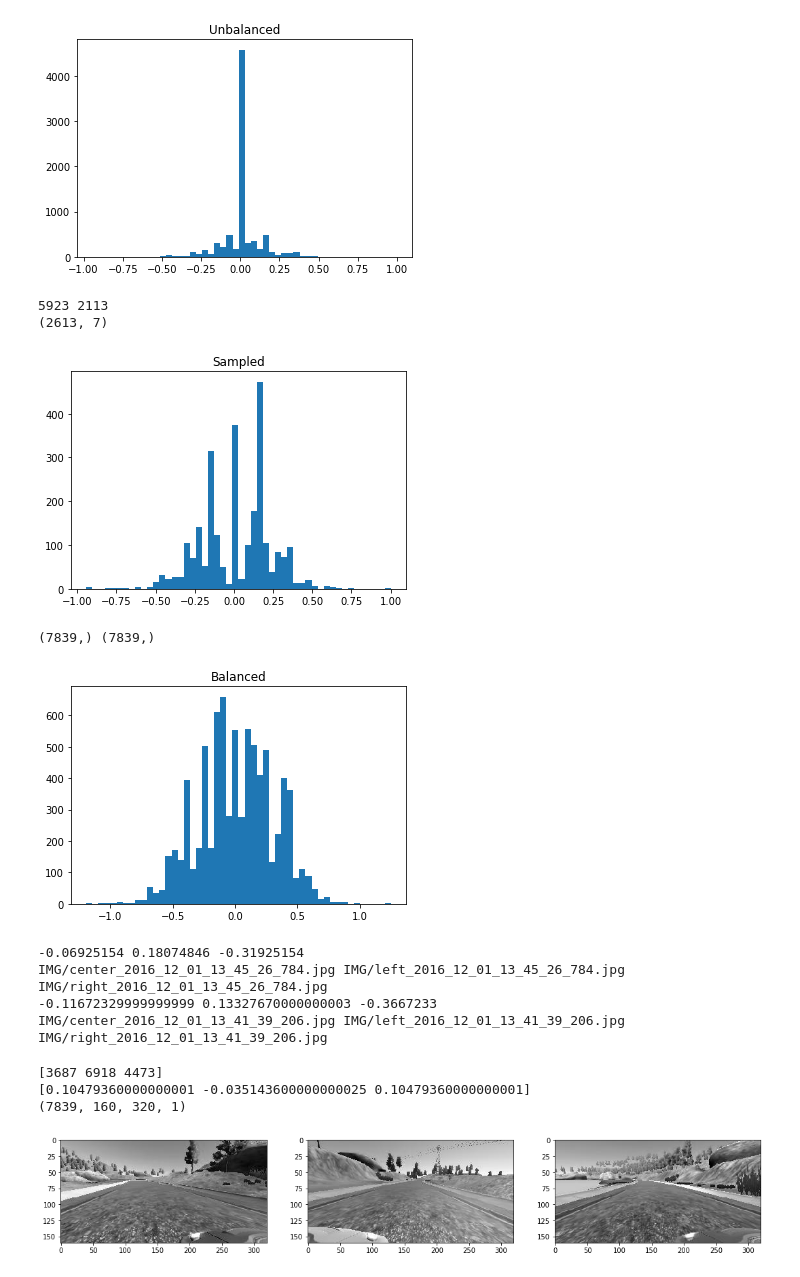
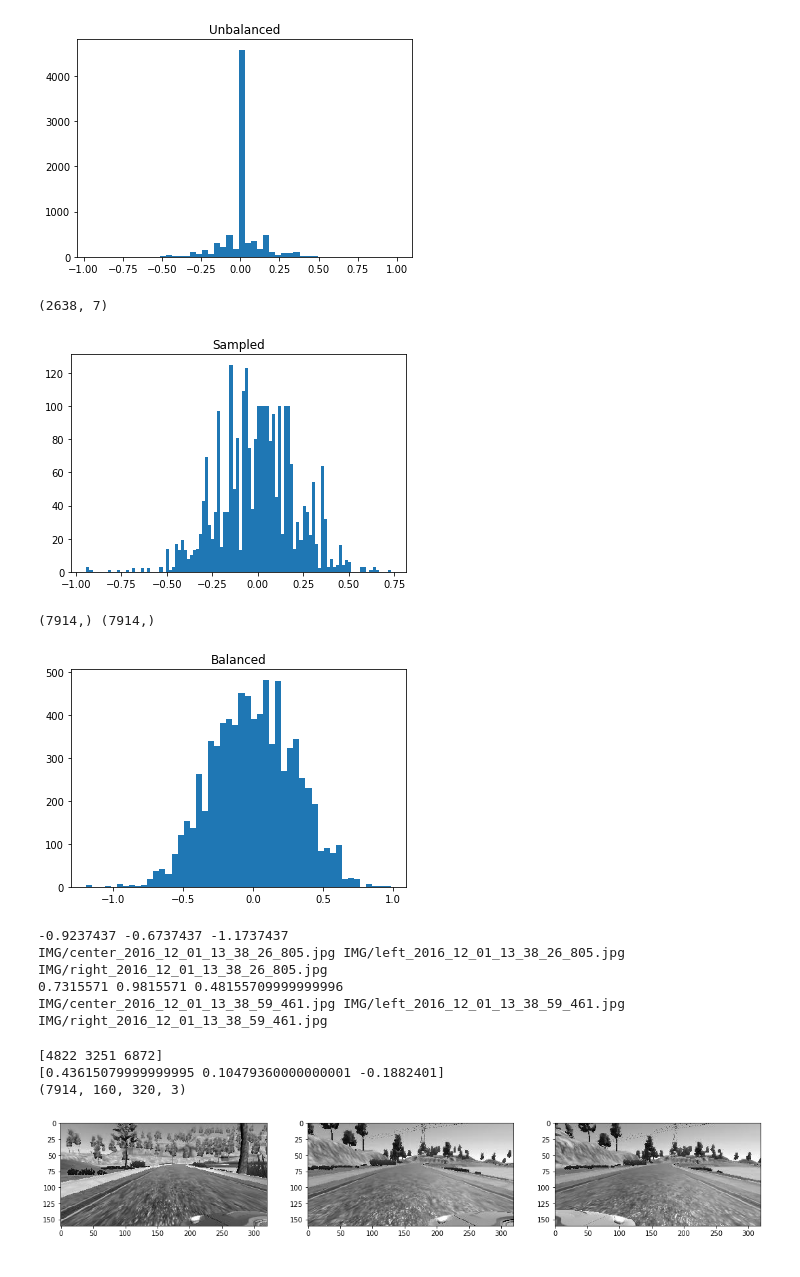
Before and after one commit to subhash/CarND-Behavioral-Cloning, a Jupyter notebook: behaviour-cloning.ipynb, the cells around one changed output. Drawn from its saved outputs; the diff is of its cells as text; code cells hidden in the pictures.

```diff
--- a/behaviour-cloning.ipynb
+++ b/behaviour-cloning.ipynb
@@ -34,20 +34,20 @@ def sampling1(data):
     return np.append(normal_data, extreme_data, axis=0)
 
 def sampling2(data):
+    st = data[:,3].astype(np.float32)
     bins, num = 100, 100
-    _, b = np.histogram(data, bins)
-    dist = np.digitize(data[:,3], b)
+    _, b = np.histogram(st, bins)
+    dist = np.digitize(st, b)
     return np.concatenate([data[dist==rng][:num] for rng in range(bins)])
 
-sampled_data = sampling1(data)
+sampled_data = sampling2(data)
 print(sampled_data.shape)
-_ = plt.hist(sampled_data[:,3], bins=50)
+_ = plt.hist(sampled_data[:,3], bins=100)
 plt.title('Sampled')
 plt.show()
 # %% [output]
-5923 2113
-(2613, 7)
+(2638, 7)
-[figure, old version]
+[figure, new version]
 # %%
 from sklearn.utils import shuffle
 
@@ -63,8 +63,8 @@ _ = plt.hist(balanced_labels, bins=50)
 plt.title('Balanced')
 plt.show()
 # %% [output]
-(7839,) (7839,)
+(7914,) (7914,)
-[figure, old version]
+[figure, new version]
 # %%
 span = len(c)
 print(balanced_labels[0], balanced_labels[span*1], balanced_labels[span*2])
@@ -73,10 +73,10 @@ print(balanced_feats[0], balanced_feats[span*1], balanced_feats[span*2])
 print(balanced_labels[span-1], balanced_labels[2*span-1], balanced_labels[3*span-1])
 print(balanced_feats[span-1], balanced_feats[2*span-1], balanced_feats[3*span-1])
 # %% [output]
--0.06925154 0.18074846 -0.31925154
-IMG/center_2016_12_01_13_45_26_784.jpg IMG/left_2016_12_01_13_45_26_784.jpg IMG/right_2016_12_01_13_45_26_784.jpg
--0.11672329999999999 0.13327670000000003 -0.3667233
-IMG/center_2016_12_01_13_41_39_206.jpg IMG/left_2016_12_01_13_41_39_206.jpg IMG/right_2016_12_01_13_41_39_206.jpg
+-0.9237437 -0.6737437 -1.1737437
+IMG/center_2016_12_01_13_38_26_805.jpg IMG/left_2016_12_01_13_38_26_805.jpg IMG/right_2016_12_01_13_38_26_805.jpg
+0.7315571 0.9815571 0.48155709999999996
+IMG/center_2016_12_01_13_38_59_461.jpg IMG/left_2016_12_01_13_38_59_461.jpg IMG/right_2016_12_01_13_38_59_461.jpg
 # %%
 import cv2
 import matplotlib.image as mpimg
@@ -85,38 +85,38 @@ def cropImage(image):
     image = image[60:140,:,:]
     return image
 
 def resizeImage(image):
     image = cv2.resize(image, (200, 66))
     return image
 
 def rgb2yuv(image):
     image = cv2.cvtColor(image, cv2.COLOR_RGB2YUV)
     return image
 
 def read_image(f):
-    image = cv2.cvtColor(cv2.imread(os.path.join(dir, f)), cv2.COLOR_BGR2YUV)[:,:,0:1]
+    image = cv2.cvtColor(cv2.imread(os.path.join(dir, f)), cv2.COLOR_BGR2YUV)
 #     image = mpimg.imread(os.path.join(dir, f));
 #     image = cropImage(image)
 #     image = resizeImage(image)
 #     image = rgb2yuv(image)
     return image
 
 image_features = np.array([read_image(f) for f in balanced_feats])
 image_labels = balanced_labels
 samples = np.random.choice(image_features.shape[0], 3)
 print(samples)
 f = plt.figure(figsize=(25,14))
 for i in range(len(samples)):
     s = f.add_subplot(2,4,i+1)
     s.imshow(image_features[samples[i]][:,:,0], cmap='gray')
 print(image_labels[samples])
 print(image_features.shape)
 plt.show()
 # %% [output]
-[3687 6918 4473]
-[0.10479360000000001 -0.035143600000000025 0.10479360000000001]
-(7839, 160, 320, 1)
+[4822 3251 6872]
+[0.43615079999999995 0.10479360000000001 -0.1882401]
+(7914, 160, 320, 3)
-[figure, old version]
+[figure, new version]
 # %%
 # def flipVertical(image):
 #     image = cv2.flip(image, 1)
```
Also changed, not shown: parts of 6 cells of this notebook, 1 other file.
